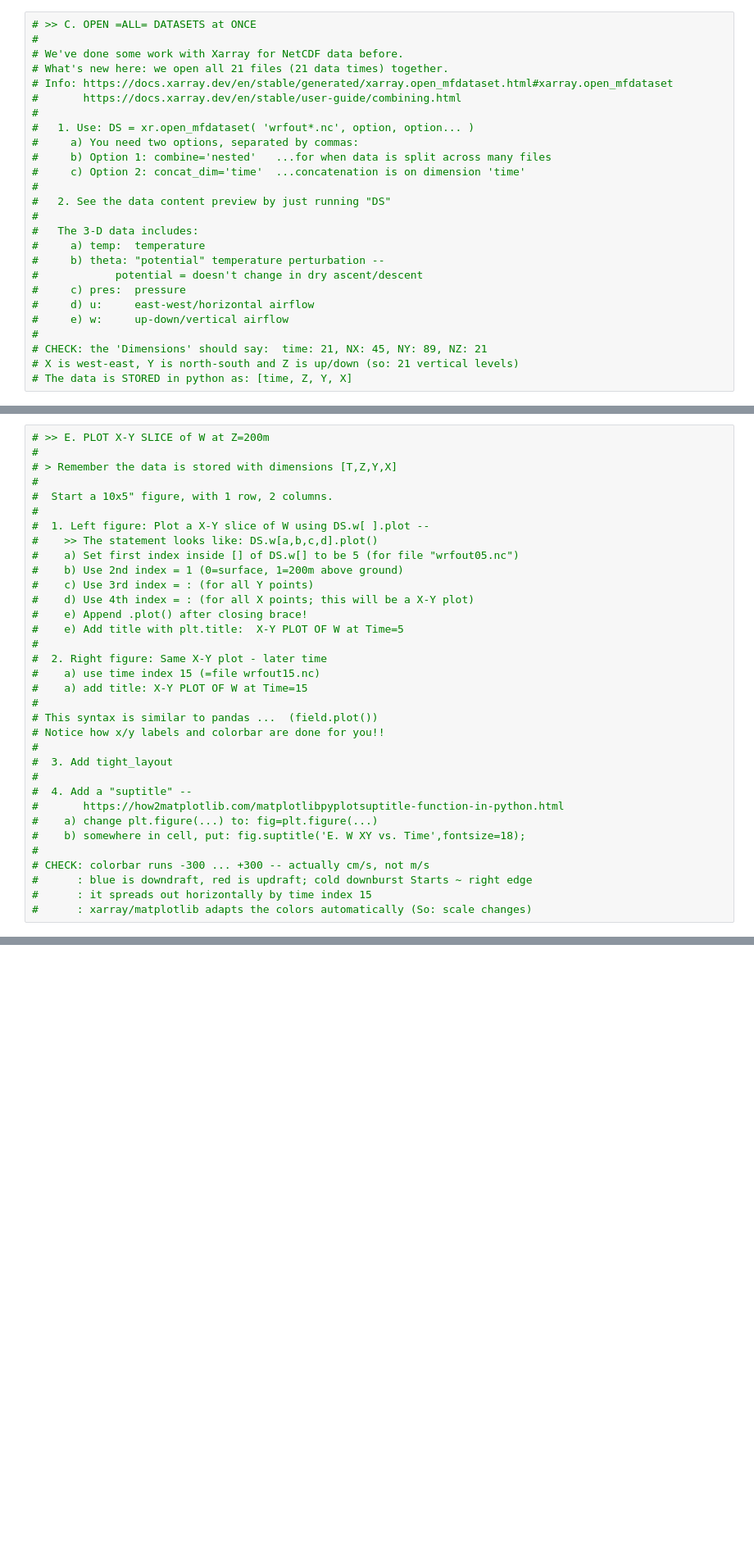
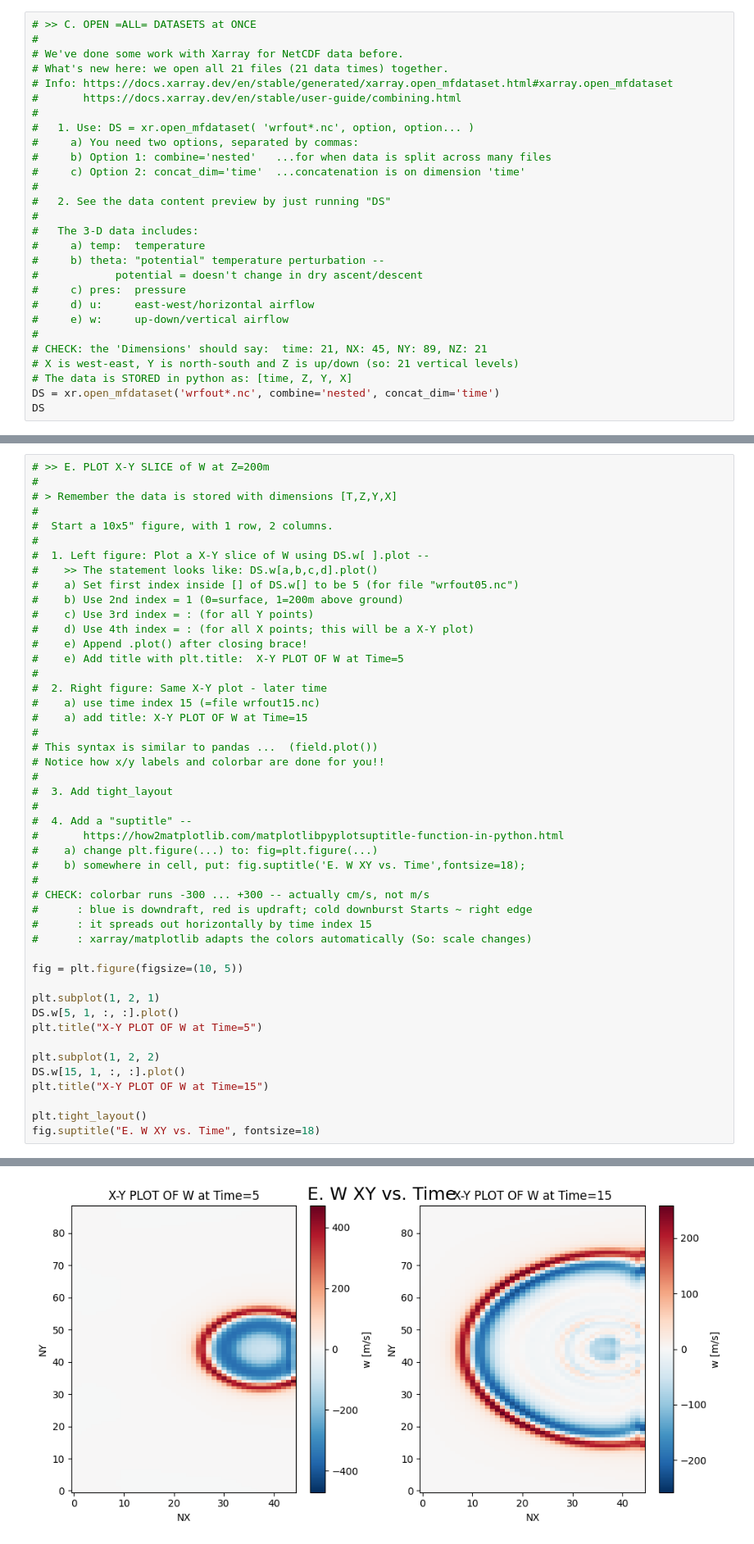
Before and after one commit to TheoXiong7/ATMS-305, a Jupyter notebook: lab25/Lab25_Downburst.ipynb, the cells around one changed output, grey strips where cells are left out. Shown at 82% size. Saved outputs shown, nothing was run; the diff lists cells and outputs as text; blank space fills up the shorter version.

```diff
--- a/lab25/Lab25_Downburst.ipynb
+++ b/lab25/Lab25_Downburst.ipynb
@@ -37,3 +61,5 @@
 # CHECK: the 'Dimensions' should say:  time: 21, NX: 45, NY: 89, NZ: 21
 # X is west-east, Y is north-south and Z is up/down (so: 21 vertical levels)
 # The data is STORED in python as: [time, Z, Y, X]
+DS = xr.open_mfdataset('wrfout*.nc', combine='nested', concat_dim='time')
+DS
@@ -79,3 +136,17 @@
 #      : blue is downdraft, red is updraft; cold downburst Starts ~ right edge
 #      : it spreads out horizontally by time index 15
 #      : xarray/matplotlib adapts the colors automatically (So: scale changes)
+
+fig = plt.figure(figsize=(10, 5))
+
+plt.subplot(1, 2, 1)
+DS.w[5, 1, :, :].plot()
+plt.title("X-Y PLOT OF W at Time=5")
+
+plt.subplot(1, 2, 2)
+DS.w[15, 1, :, :].plot()
+plt.title("X-Y PLOT OF W at Time=15")
+
+plt.tight_layout()
+fig.suptitle("E. W XY vs. Time", fontsize=18)
+# %% [output]
@@ -82,3 +154,4 @@
+[figure, added]
 # %%
 # >> F. REDO: X-Y SLICE of W at Z=200m
 #
```
Also changed, not shown: parts of 13 cells of this notebook, 14 other files.
